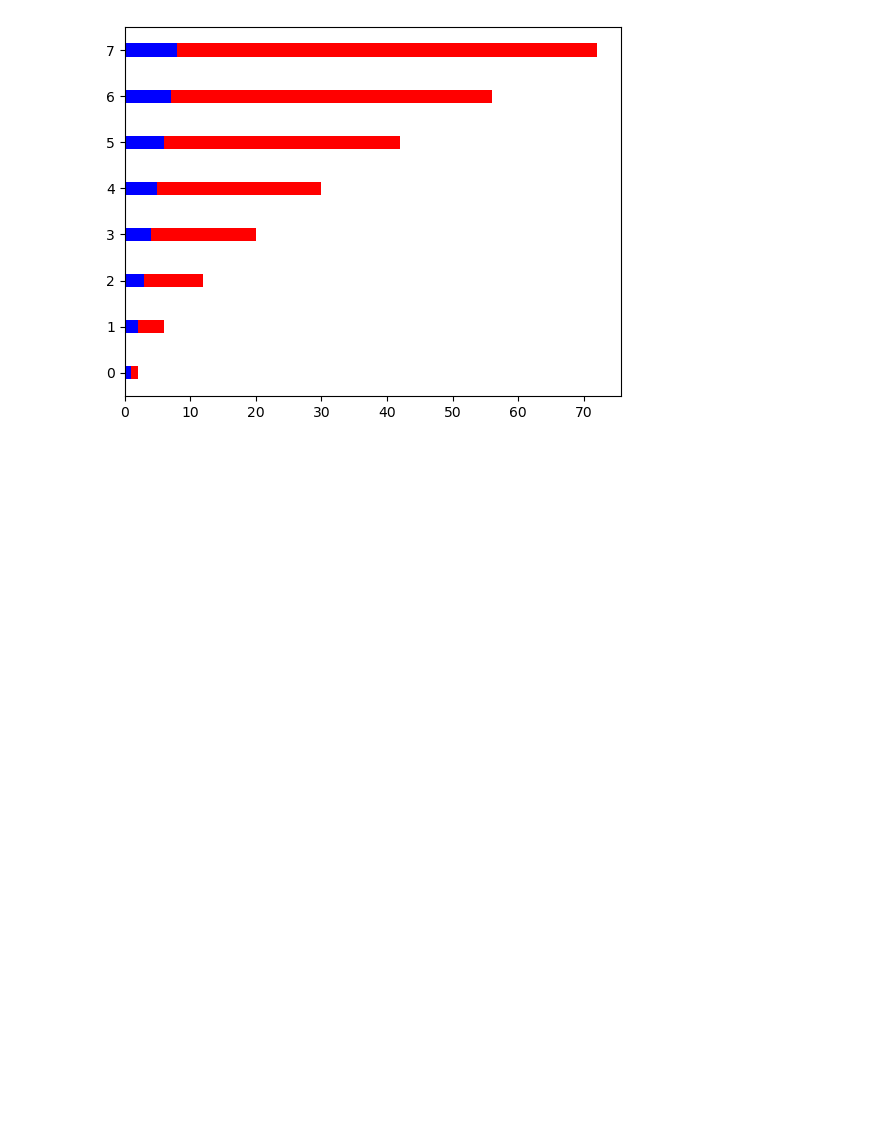
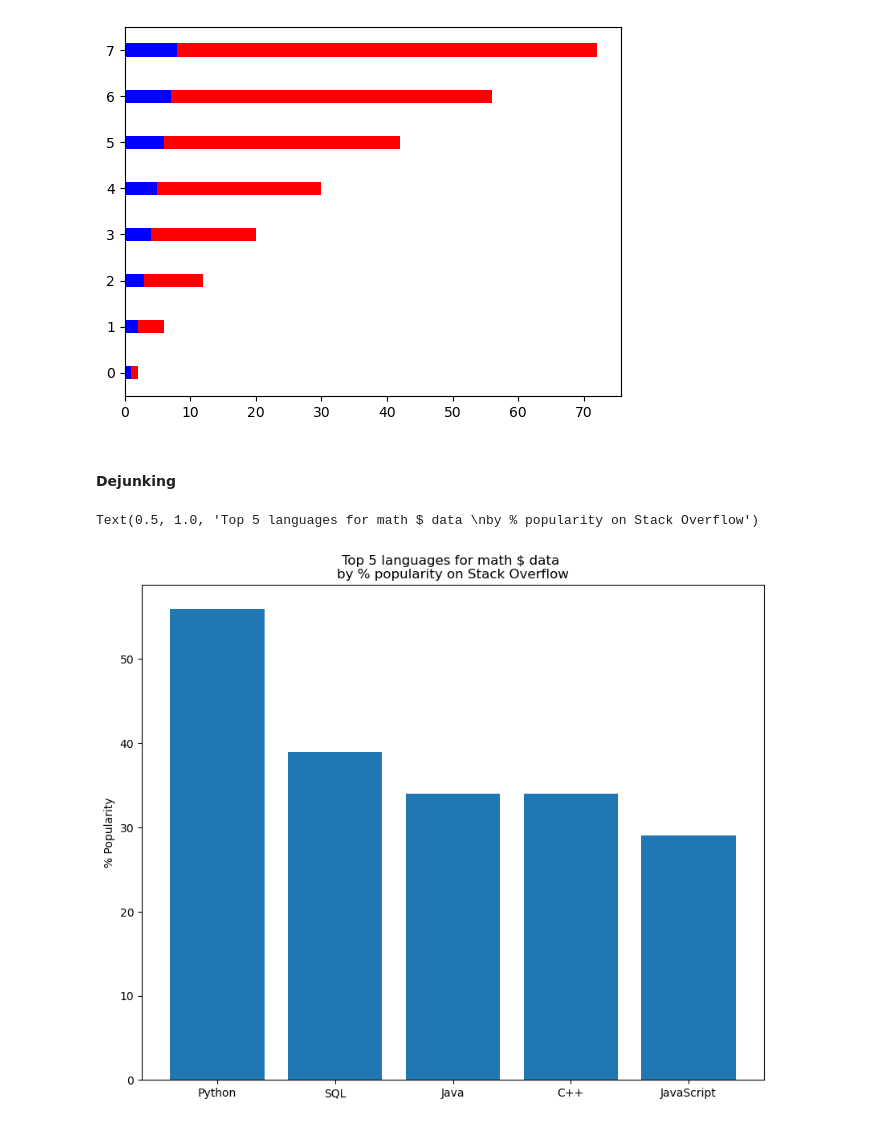
Before and after one commit to mrioshe/AppliedDataScienceWithPython, a Jupyter notebook: AppliedPlottingChartingAndDataRepresentationInPython/week2_BasicCharting/week2.ipynb, the cells around one changed output. Drawn from its saved outputs; the diff is of its cells as text; code cells hidden in the pictures; blank space fills up the shorter version.

```diff
--- a/AppliedPlottingChartingAndDataRepresentationInPython/week2_BasicCharting/week2.ipynb
+++ b/AppliedPlottingChartingAndDataRepresentationInPython/week2_BasicCharting/week2.ipynb
@@ -313,3 +313,18 @@ plt.barh(xvals, exponential_data, height=0.3, left=linear_data, color='r')
 # %% [output]
 <BarContainer object of 8 artists>
 [figure]
+# %% [markdown]
+#### Dejunking
+# %%
+languages=['Python','SQL','Java','C++','JavaScript']
+pos=np.arange(len(languages))
+popularity=[56,39,34,34,29]
+
+plt.figure(figsize=(10,8))
+plt.bar(pos,popularity,align='center')
+plt.xticks(pos,languages)
+plt.ylabel('% Popularity')
+plt.title ('Top 5 languages for math $ data \nby % popularity on Stack Overflow')
+# %% [output]
+Text(0.5, 1.0, 'Top 5 languages for math $ data \nby % popularity on Stack Overflow')
+[figure, added]
```
Also changed, not shown: parts of 3 cells of this notebook.
